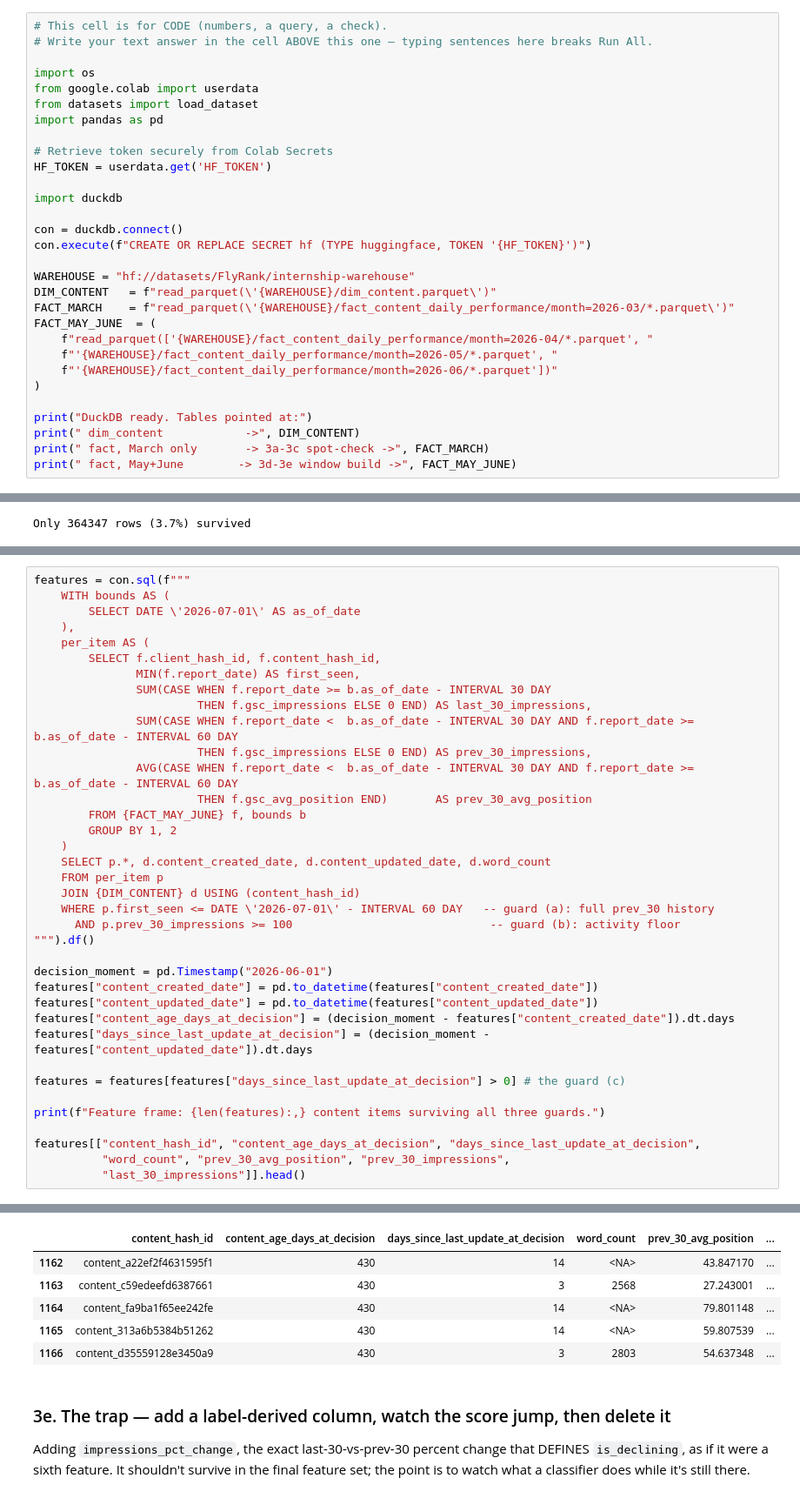
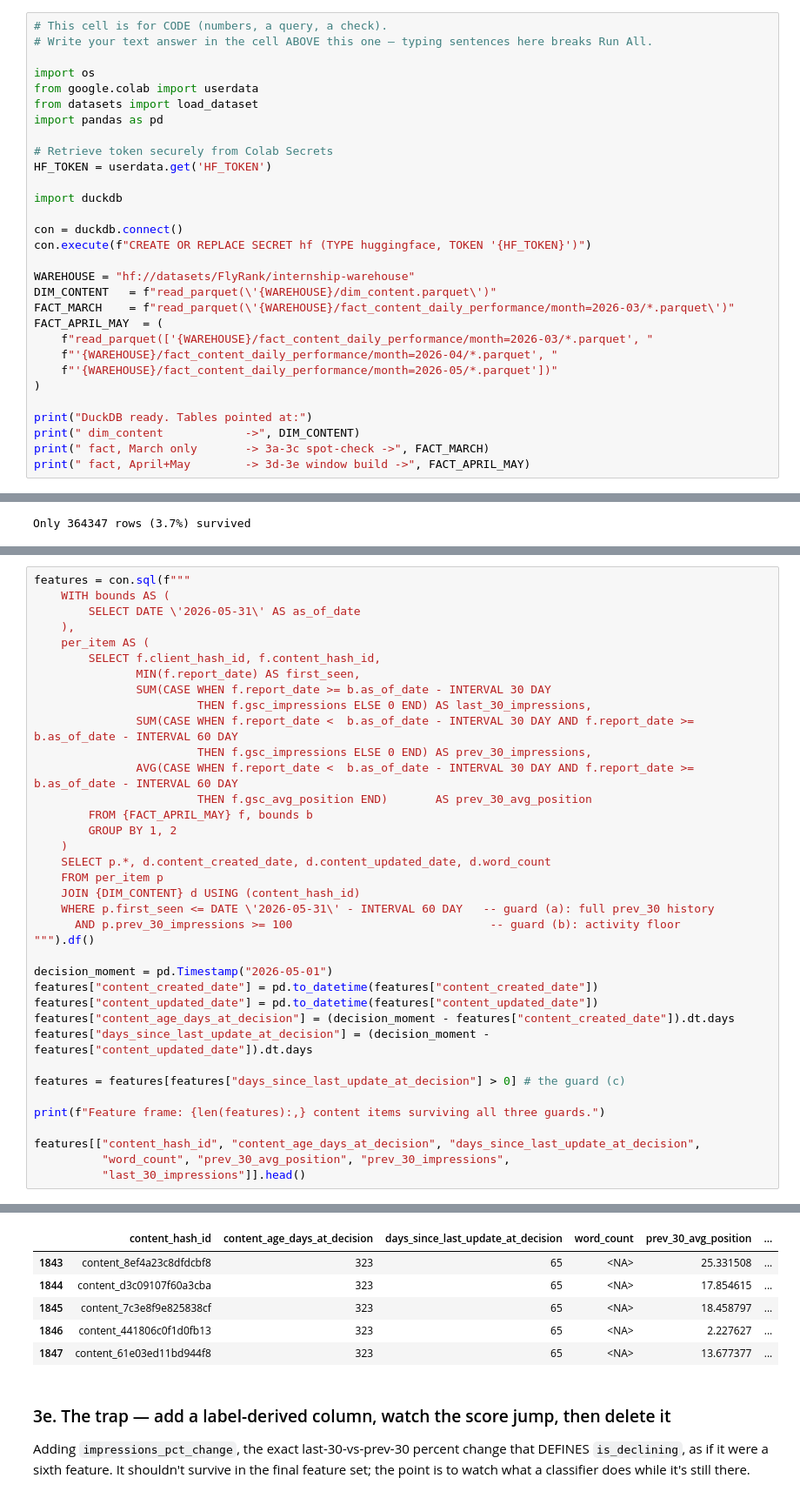
Before and after one commit to vahagngrigoryan2006/flyrank-internship-ml, a Jupyter notebook: work/notebooks/w03_data_contract.ipynb, the cells around one changed output, grey strips where cells are left out. Shown at 87% size. Drawn from its saved outputs; the diff is of its cells as text.

```diff
--- a/work/notebooks/w03_data_contract.ipynb
+++ b/work/notebooks/w03_data_contract.ipynb
@@ -58,16 +58,16 @@ con.execute(f"CREATE OR REPLACE SECRET hf (TYPE huggingface, TOKEN '{HF_TOKEN}')
 WAREHOUSE = "hf://datasets/FlyRank/internship-warehouse"
 DIM_CONTENT   = f"read_parquet(\'{WAREHOUSE}/dim_content.parquet\')"
 FACT_MARCH    = f"read_parquet(\'{WAREHOUSE}/fact_content_daily_performance/month=2026-03/*.parquet\')"
-FACT_MAY_JUNE  = (
-    f"read_parquet(['{WAREHOUSE}/fact_content_daily_performance/month=2026-04/*.parquet', "
-    f"'{WAREHOUSE}/fact_content_daily_performance/month=2026-05/*.parquet', "
-    f"'{WAREHOUSE}/fact_content_daily_performance/month=2026-06/*.parquet'])"
+FACT_APRIL_MAY  = (
+    f"read_parquet(['{WAREHOUSE}/fact_content_daily_performance/month=2026-03/*.parquet', "
+    f"'{WAREHOUSE}/fact_content_daily_performance/month=2026-04/*.parquet', "
+    f"'{WAREHOUSE}/fact_content_daily_performance/month=2026-05/*.parquet'])"
 )
 
 print("DuckDB ready. Tables pointed at:")
 print(" dim_content            ->", DIM_CONTENT)
 print(" fact, March only       -> 3a-3c spot-check ->", FACT_MARCH)
-print(" fact, May+June        -> 3d-3e window build ->", FACT_MAY_JUNE)
+print(" fact, April+May        -> 3d-3e window build ->", FACT_APRIL_MAY)
 # %% [output]
 DuckDB ready. Tables pointed at:
  dim_content            -> read_parquet('hf://datasets/FlyRank/internship-warehouse/dim_content.parquet')
@@ -203,7 +203,7 @@ history back to 2026-05-02, and `prev_30_impressions >= 100`.
 # %%
 features = con.sql(f"""
     WITH bounds AS (
-        SELECT DATE \'2026-07-01\' AS as_of_date
+        SELECT DATE \'2026-05-31\' AS as_of_date
     ),
     per_item AS (
         SELECT f.client_hash_id, f.content_hash_id,
@@ -214,17 +214,17 @@ features = con.sql(f"""
                         THEN f.gsc_impressions ELSE 0 END) AS prev_30_impressions,
                AVG(CASE WHEN f.report_date <  b.as_of_date - INTERVAL 30 DAY AND f.report_date >= b.as_of_date - INTERVAL 60 DAY
                         THEN f.gsc_avg_position END)       AS prev_30_avg_position
-        FROM {FACT_MAY_JUNE} f, bounds b
+        FROM {FACT_APRIL_MAY} f, bounds b
         GROUP BY 1, 2
     )
     SELECT p.*, d.content_created_date, d.content_updated_date, d.word_count
     FROM per_item p
     JOIN {DIM_CONTENT} d USING (content_hash_id)
-    WHERE p.first_seen <= DATE \'2026-07-01\' - INTERVAL 60 DAY   -- guard (a): full prev_30 history
+    WHERE p.first_seen <= DATE \'2026-05-31\' - INTERVAL 60 DAY   -- guard (a): full prev_30 history
       AND p.prev_30_impressions >= 100                             -- guard (b): activity floor
 """).df()
 
-decision_moment = pd.Timestamp("2026-06-01")
+decision_moment = pd.Timestamp("2026-05-01")
 features["content_created_date"] = pd.to_datetime(features["content_created_date"])
 features["content_updated_date"] = pd.to_datetime(features["content_updated_date"])
 features["content_age_days_at_decision"] = (decision_moment - features["content_created_date"]).dt.days
@@ -242,9 +242,9 @@ Feature frame: 55,904 content items surviving both guards.
 |  | content_hash_id | content_age_days_at_decision | days_since_last_update_at_decision | word_count | prev_30_avg_position | ... |
-| 1162 | content_a22ef2f4631595f1 | 430 | 14 | <NA> | 43.847170 | ... |
-| 1163 | content_c59edeefd6387661 | 430 | 3 | 2568 | 27.243001 | ... |
-| 1164 | content_fa9ba1f65ee242fe | 430 | 14 | <NA> | 79.801148 | ... |
-| 1165 | content_313a6b5384b51262 | 430 | 14 | <NA> | 59.807539 | ... |
-| 1166 | content_d35559128e3450a9 | 430 | 3 | 2803 | 54.637348 | ... |
+| 1843 | content_8ef4a23c8dfdcbf8 | 323 | 65 | <NA> | 25.331508 | ... |
+| 1844 | content_d3c09107f60a3cba | 323 | 65 | <NA> | 17.854615 | ... |
+| 1845 | content_7c3e8f9e825838cf | 323 | 65 | <NA> | 18.458797 | ... |
+| 1846 | content_441806c0f1d0fb13 | 323 | 65 | <NA> | 2.227627 | ... |
+| 1847 | content_61e03ed11bd944f8 | 323 | 65 | <NA> | 13.677377 | ... |
 # %% [markdown]
 ### 3e. The trap — add a label-derived column, watch the score jump, then delete it
 
```
Also changed, not shown: parts of 6 cells of this notebook.
